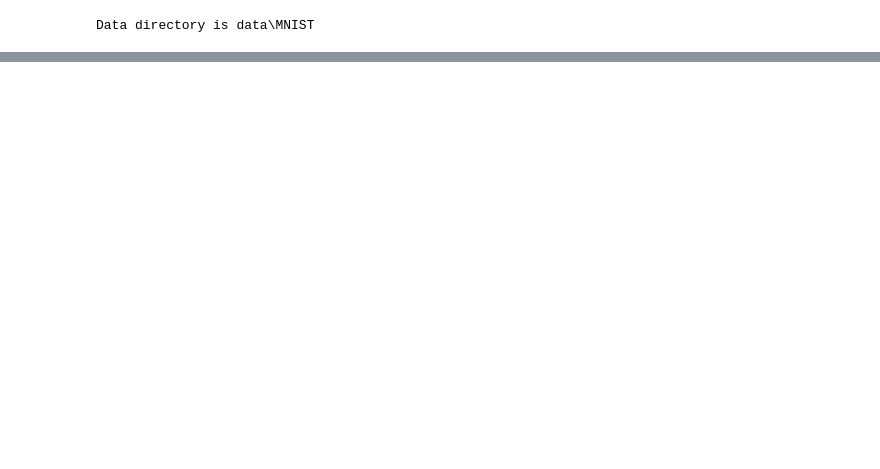
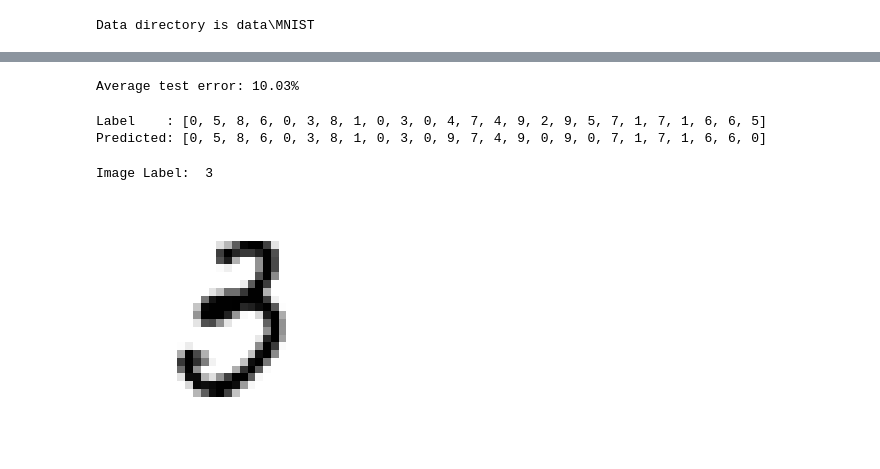
Before and after one commit to wayneg021/CNTKLearning, a Jupyter notebook: CNTKLogisticRegressionB.ipynb, the cells around one changed output, grey strips where cells are left out. Cells and saved outputs as stored; diff of their text form; code cells hidden in the pictures; blank space fills up the shorter version.

```diff
--- a/CNTKLogisticRegressionB.ipynb
+++ b/CNTKLogisticRegressionB.ipynb
@@ -53,0 +183,56 @@ z = create_model(input)
+# %%
+reader_test = create_reader(test_file, False, input_dim, num_output_classes)
+
+test_input_map = {
+    label  : reader_test.streams.labels,
+    input  : reader_test.streams.features,
+}
+
+test_minibatch_size = 512
+num_samples = 10000
+num_minibatches_to_test = num_samples // test_minibatch_size
+test_result = 0.0
+
+for i in range(num_minibatches_to_test):
+    data = reader_test.next_minibatch(test_minibatch_size,
+                                      input_map = test_input_map)
+
+    eval_error = trainer.test_minibatch(data)
+    test_result = test_result + eval_error
+
+# Average of evaluation errors of all test minibatches
+print("Average test error: {0:.2f}%".format(test_result*100 / num_minibatches_to_test))
+# %% [output]
+Average test error: 10.03%
+# %%
+out = C.softmax(z)
+# %%
+eval_reader = create_reader(test_file, False, input_dim, num_output_classes)
+
+eval_minibatch_size = 25
+eval_input_map = {input : eval_reader.streams.features}
+
+data = reader_test.next_minibatch(eval_minibatch_size, input_map=test_input_map)
+img_label = data[label].asarray()
+img_data = data[input].asarray()
+
+predicted_label_prop = [out.eval(img_data[i]) for i in range(len(img_data))]
+# %%
+pred = [np.argmax(predicted_label_prop[i]) for i in range(len(predicted_label_prop))]
+gtlabel = [np.argmax(img_label[i]) for i in range(len(img_label))]
+# %%
+print("Label    :", gtlabel[:25])
+print("Predicted:", pred)
+# %% [output]
+Label    : [0, 5, 8, 6, 0, 3, 8, 1, 0, 3, 0, 4, 7, 4, 9, 2, 9, 5, 7, 1, 7, 1, 6, 6, 5]
+Predicted: [0, 5, 8, 6, 0, 3, 8, 1, 0, 3, 0, 9, 7, 4, 9, 0, 9, 0, 7, 1, 7, 1, 6, 6, 0]
+# %%
+sample_number = 5
+plt.imshow(img_data[sample_number].reshape(28,28), cmap="gray_r")
+plt.axis('off')
+
+img_gt, img_pred = gtlabel[sample_number], pred[sample_number]
+print("Image Label: ", img_pred)
+# %% [output]
+Image Label:  3
+[figure, added]
```
Also changed, not shown: parts of 10 cells of this notebook.
